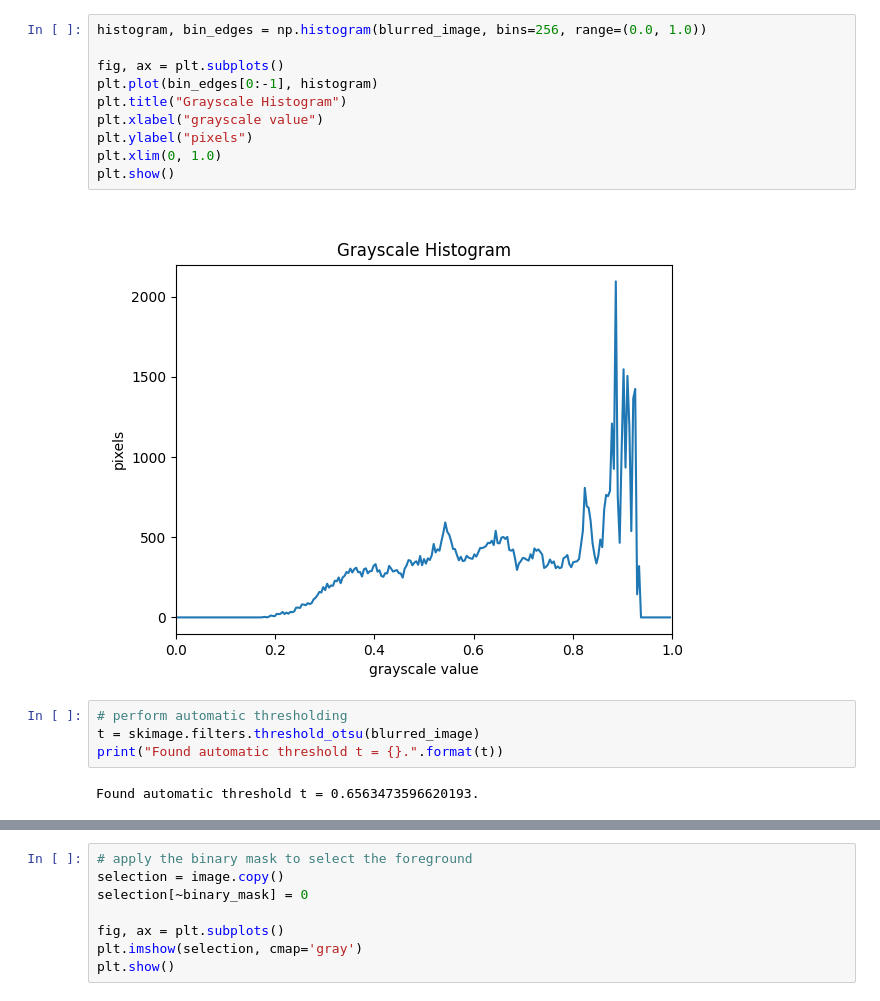
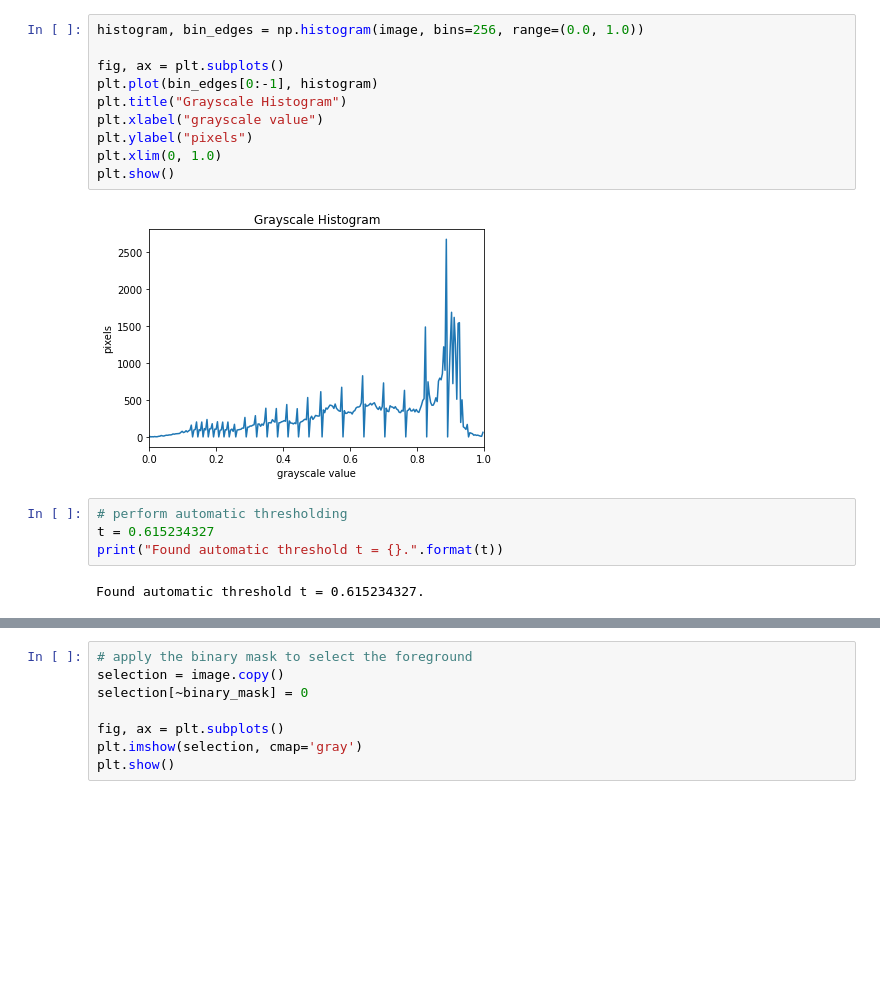
Before and after one commit to CongSon01/18-code-thieu-nhi-xu-ly-anh, a Jupyter notebook: Bai9 Otsu.ipynb, the cells around one changed output, grey strips where cells are left out. Cells and saved outputs as stored; diff of their text form; blank space fills up the shorter version.

```diff
--- a/Bai9 Otsu.ipynb
+++ b/Bai9 Otsu.ipynb
@@ -26,20 +24,20 @@ plt.show()
 # %%
-histogram, bin_edges = np.histogram(blurred_image, bins=256, range=(0.0, 1.0))
+histogram, bin_edges = np.histogram(image, bins=256, range=(0.0, 1.0))
 
 fig, ax = plt.subplots()
 plt.plot(bin_edges[0:-1], histogram)
 plt.title("Grayscale Histogram")
 plt.xlabel("grayscale value")
 plt.ylabel("pixels")
 plt.xlim(0, 1.0)
 plt.show()
 # %% [output]
-[figure, old version]
+[figure, new version]
 # %%
 # perform automatic thresholding
-t = skimage.filters.threshold_otsu(blurred_image)
+t = 0.615234327
 print("Found automatic threshold t = {}.".format(t))
 # %% [output]
-Found automatic threshold t = 0.6563473596620193.
+Found automatic threshold t = 0.615234327.
 # %%
 # create a binary mask with the threshold found by Otsu's method
```
Also changed, not shown: parts of 7 cells of this notebook, 46 other files.
